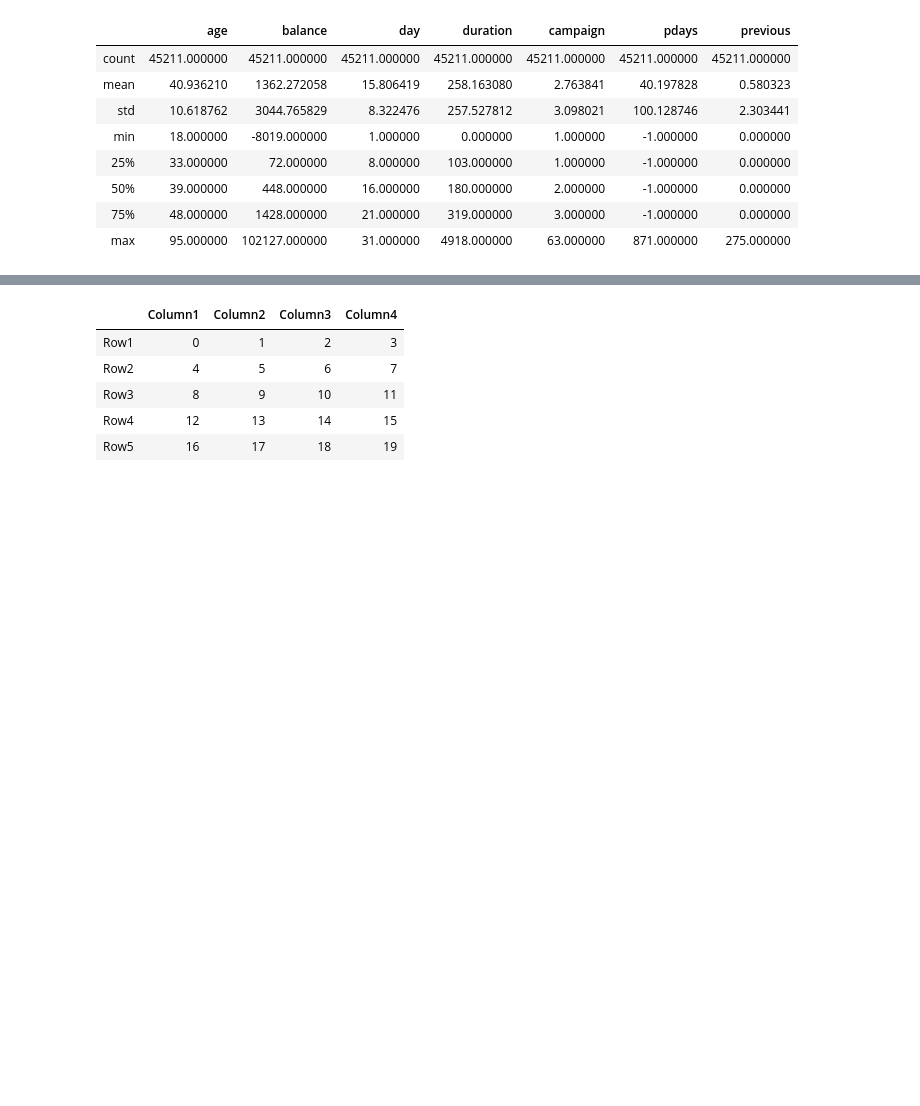
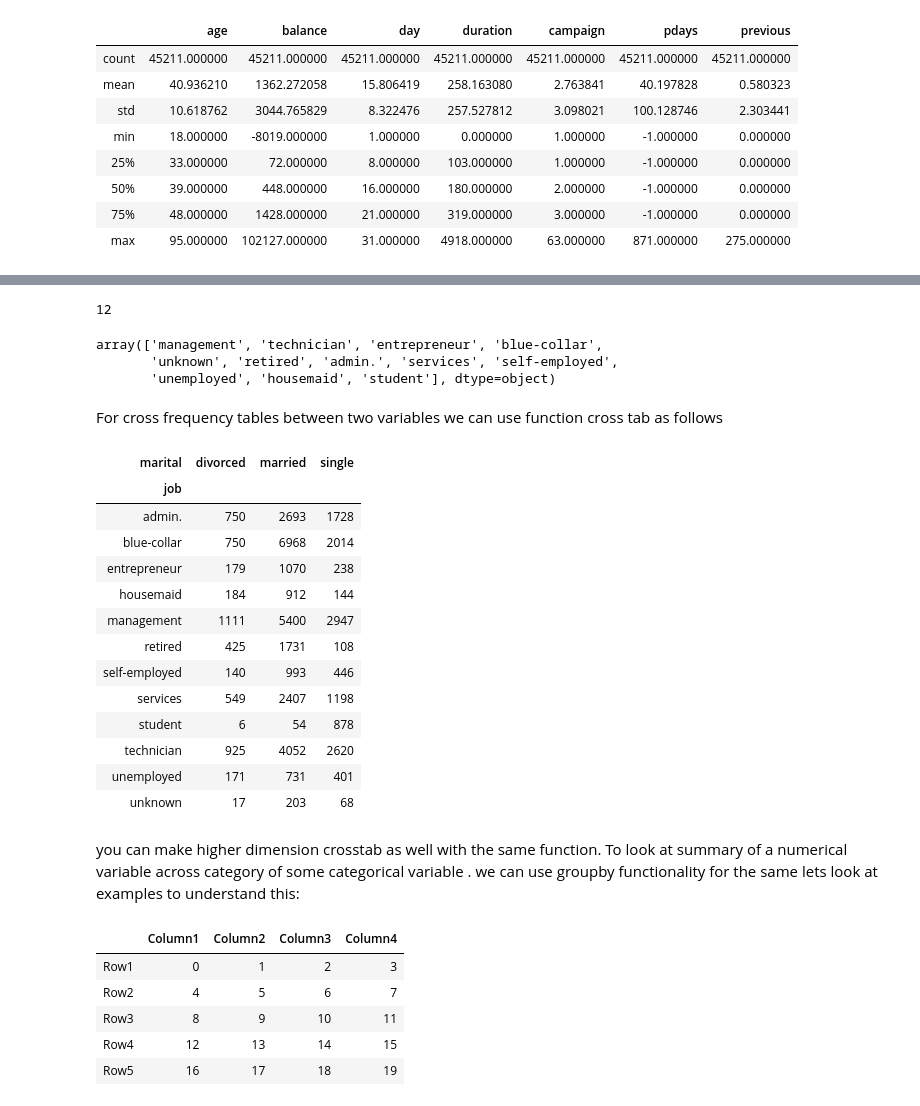
Before and after one commit to Priya-088/Complete_ML, a Jupyter notebook: Pandas.ipynb, the cells around one changed output, grey strips where cells are left out. Drawn from its saved outputs; the diff is of its cells as text; code cells hidden in the pictures; blank space fills up the shorter version.

```diff
--- a/Pandas.ipynb
+++ b/Pandas.ipynb
@@ -518,3 +628,34 @@ bd.describe()
+# %%
+bd['job'].nunique()
+# %% [output]
+12
+# %%
+bd['job'].unique()
+# %% [output]
+array(['management', 'technician', 'entrepreneur', 'blue-collar',
+       'unknown', 'retired', 'admin.', 'services', 'self-employed',
+       'unemployed', 'housemaid', 'student'], dtype=object)
+# %% [markdown]
+For cross frequency tables between two variables we can use function cross tab as follows
+# %%
+pd.crosstab(bd['job'],bd['marital'])
+# %% [output]
+| marital | divorced | married | single |
+| job |  |  |  |
+| admin. | 750 | 2693 | 1728 |
+| blue-collar | 750 | 6968 | 2014 |
+| entrepreneur | 179 | 1070 | 238 |
+| housemaid | 184 | 912 | 144 |
+| management | 1111 | 5400 | 2947 |
+| retired | 425 | 1731 | 108 |
+| self-employed | 140 | 993 | 446 |
+| services | 549 | 2407 | 1198 |
+| student | 6 | 54 | 878 |
+| technician | 925 | 4052 | 2620 |
+| unemployed | 171 | 731 | 401 |
+| unknown | 17 | 203 | 68 |
+# %% [markdown]
+you can make higher dimension crosstab as well with the same function. To look at summary of a numerical variable across category of some categorical variable . we can use groupby functionality for the same lets look at examples to understand this:
 # %%
 df = pd.DataFrame(np.arange(0,20).reshape(5,4),
                   index = ['Row1','Row2','Row3','Row4','Row5'],
```
Also changed, not shown: parts of 10 cells of this notebook.
